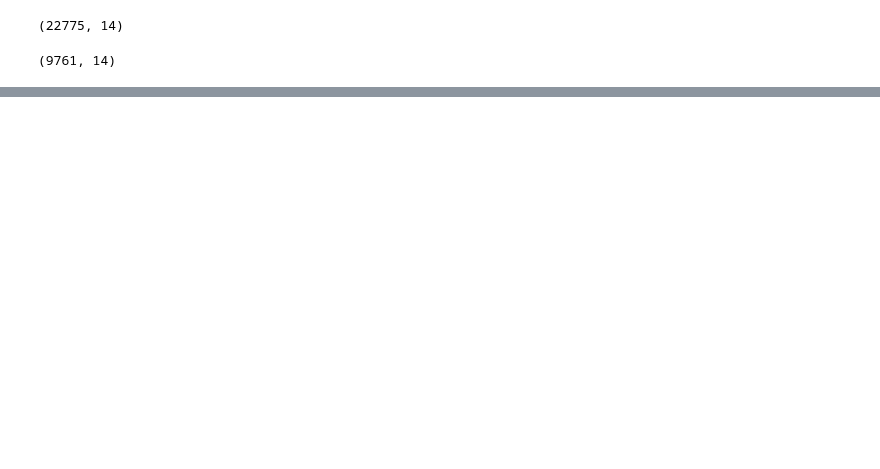
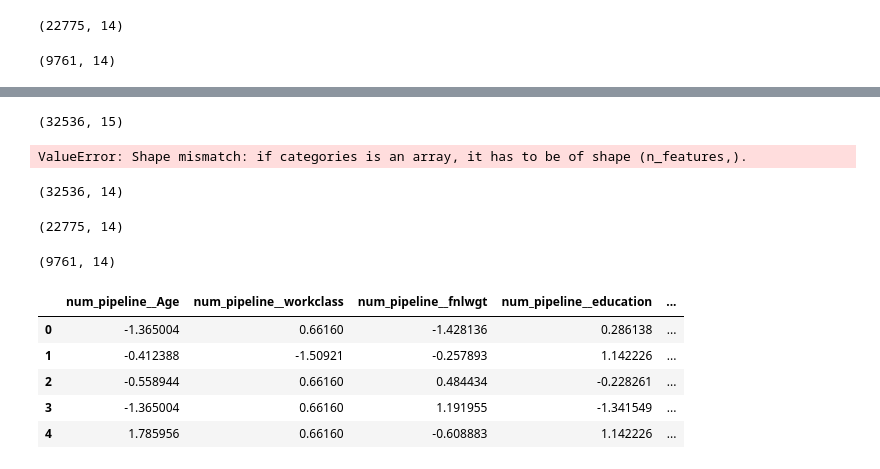
Before and after one commit to Anushka2015/Census_Income-Project, a Jupyter notebook: notebooks/model_training.ipynb, the cells around one changed output, grey strips where cells are left out. Saved outputs shown, nothing was run; the diff lists cells and outputs as text; code cells hidden in the pictures; blank space fills up the shorter version.

Commit message:
pipeline

```diff
--- a/notebooks/model_training.ipynb
+++ b/notebooks/model_training.ipynb
@@ -106,3 +116,41 @@ y= df1_copy[['makes over']]
+# %%
+
+native_country_categories=['United-States',' Cuba',' Jamaica',' India','others',' Mexico',' South',' Puerto-Rico',' Honduras',' England',' Canada',' Germany',' Iran',' Philippines',' Italy',' Poland',' Columbia',' Cambodia','Thailand',' Ecuador',' Laos',' Taiwan',' Haiti',' Portugal',' Dominican-Republic',' El-Salvador',' France',' Guatemala',' China',' Japan',' Yugoslavia',' Peru',' Outlying-US(Guam-USVI-etc)',' Scotland',' Trinadad&Tobago',' Greece',' Nicaragua',' Vietnam',' Hong',' Ireland',' Hungary',' Holand-Netherlands']
+# %%
+categories1=[workclass_categories,education_categories,marital_status_categories,occupation_categories,relationship_categories,race_categories,sex_categories,native_country_categories]
+# %%
+## Numerical Pipeline
+num_pipeline=Pipeline(
+    steps=[
+    ('imputer',SimpleImputer(strategy='median')),
+    ('scaler',StandardScaler())
+
+    ]
+
+)
+
+# Categorigal Pipeline
+cat_pipeline=Pipeline(
+    steps=[
+    ('imputer',SimpleImputer(strategy='most_frequent')),
+    ("onehot",OneHotEncoder(categories=[categories1], sparse=False)),
+    ('ordinalencoder',OrdinalEncoder(categories=[makesover_catagories])),
+    ('scaler',StandardScaler())
+    ]
+
+)
+
+preprocessor=ColumnTransformer([
+('num_pipeline',num_pipeline,numerical_cols),
+('cat_pipeline',cat_pipeline,categorical_cols)
+])
+
+
+# Define the final pipeline by combining the preprocessor with the logistic regression model
+pipeline = Pipeline([
+    ('preprocessor', preprocessor),
+    ('classifier', LogisticRegression())
+])
 # %%
 X_train,X_test,y_train,y_test=train_test_split(X,y,test_size=0.3,random_state=42)
 # %%
@@ -152,0 +172,30 @@ print(log_model.best_score_)
+# %%
+df.shape
+# %% [output]
+(32536, 15)
+# %%
+X_train=pd.DataFrame(preprocessor.fit_transform(X_train),columns=preprocessor.get_feature_names_out())
+X_test=pd.DataFrame(preprocessor.transform(X_test),columns=preprocessor.get_feature_names_out())
+# %% [output]
+ValueError: Shape mismatch: if categories is an array, it has to be of shape (n_features,).
+# %%
+X.shape
+# %% [output]
+(32536, 14)
+# %%
+X_train.shape
+# %% [output]
+(22775, 14)
+# %%
+X_test.shape
+# %% [output]
+(9761, 14)
+# %%
+X_train.head()
+# %% [output]
+|  | num_pipeline__Age | num_pipeline__workclass | num_pipeline__fnlwgt | num_pipeline__education | ... |
+| 0 | -1.365004 | 0.66160 | -1.428136 | 0.286138 | ... |
+| 1 | -0.412388 | -1.50921 | -0.257893 | 1.142226 | ... |
+| 2 | -0.558944 | 0.66160 | 0.484434 | -0.228261 | ... |
+| 3 | -1.365004 | 0.66160 | 1.191955 | -1.341549 | ... |
+| 4 | 1.785956 | 0.66160 | -0.608883 | 1.142226 | ... |
```
Also changed, not shown: parts of 39 cells of this notebook, 11 other files.
